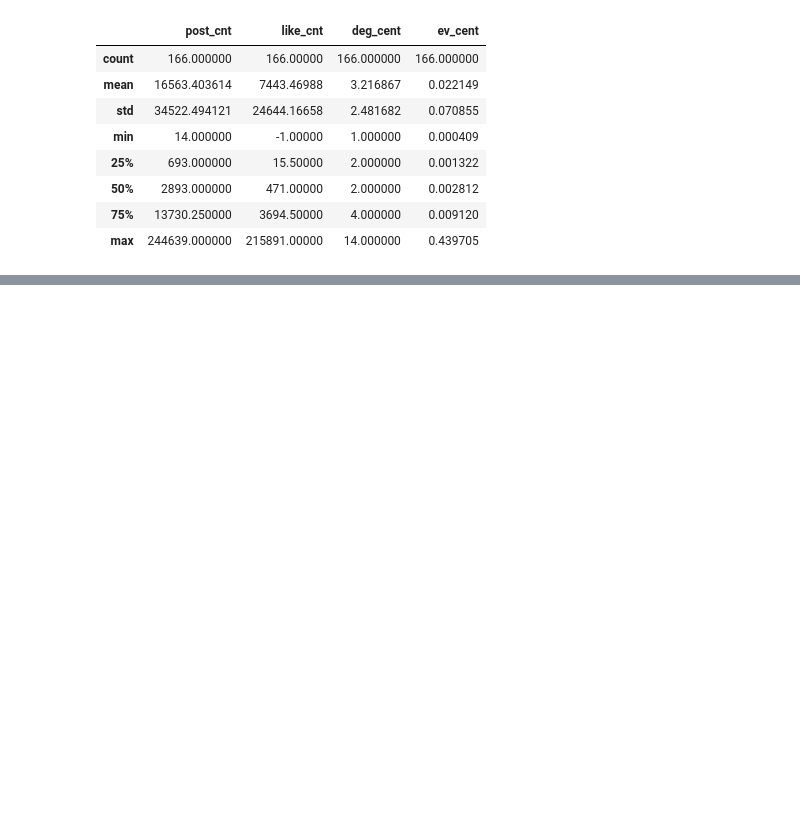
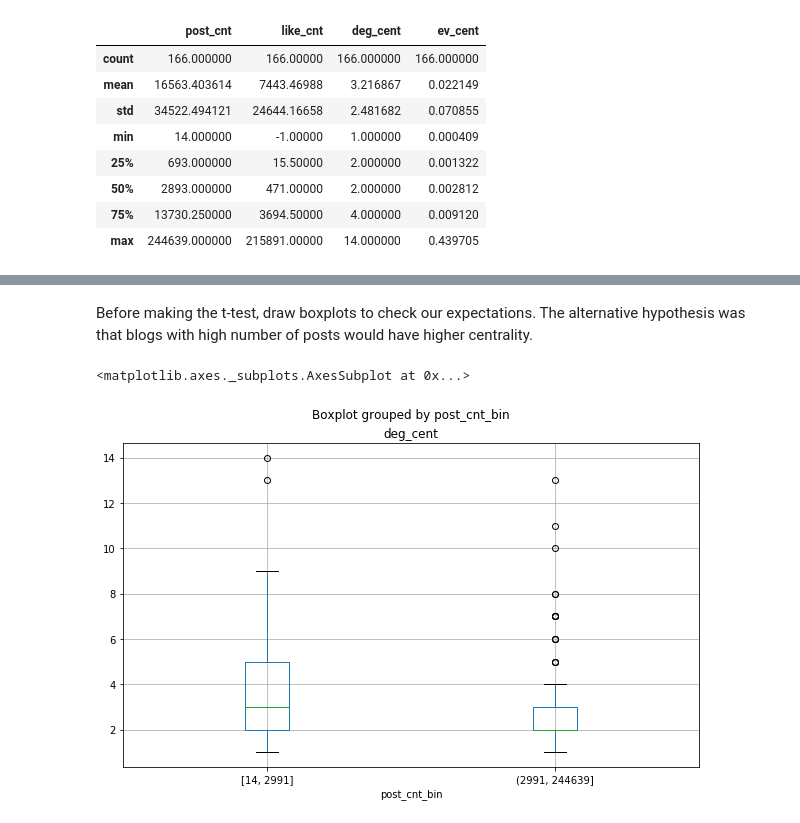
Before and after one commit to datafeelings/CUNY_DATA_620, a Jupyter notebook: Project_1/dvecheruk_data_620_project_1.ipynb, the cells around one changed output, grey strips where cells are left out. Saved outputs shown, nothing was run; the diff lists cells and outputs as text; code cells hidden in the pictures; blank space fills up the shorter version.

```diff
--- a/Project_1/dvecheruk_data_620_project_1.ipynb
+++ b/Project_1/dvecheruk_data_620_project_1.ipynb
@@ -273,0 +325,5 @@ df[df.like_cnt == -1]
+# %%
+# discretize predictors
+
+df["post_cnt_bin"] = pd.qcut(df["post_cnt"], 2) # high/low bin by count of own posts
+df["like_cnt_bin"] = pd.qcut(df["like_cnt"], 2) # high/low bin by count of likes
@@ -273,0 +339,8 @@ df[df.like_cnt == -1]
+# %% [markdown]
+Before making the t-test, draw boxplots to check our expectations.
+The alternative hypothesis was that blogs with high number of posts would have higher centrality.
+# %%
+df.boxplot('deg_cent', by='post_cnt_bin', figsize=(10, 6))
+# %% [output]
+<matplotlib.axes._subplots.AxesSubplot at 0x...>
+[figure, added]
```
Also changed, not shown: parts of 21 cells of this notebook, 1 other file.
